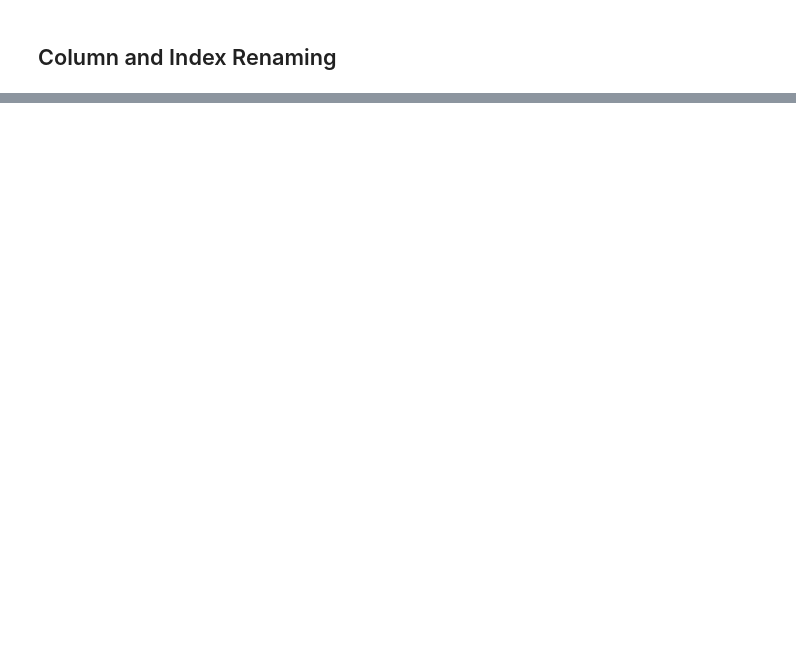
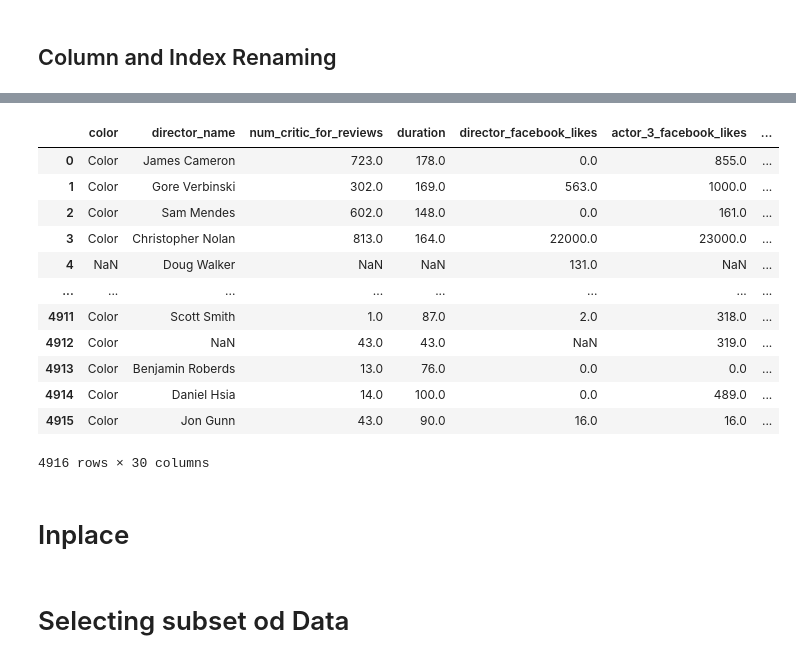
Before and after one commit to dan-ski/22.07.02-SDA-przetwarzanie-zbior-w-danych-pandas-, a Jupyter notebook: 22.07.02 SDA przetwarzanie danych.ipynb, the cells around one changed output, grey strips where cells are left out. Saved outputs shown, nothing was run; the diff lists cells and outputs as text; code cells hidden in the pictures; blank space fills up the shorter version.

```diff
--- a/22.07.02 SDA przetwarzanie danych.ipynb
+++ b/22.07.02 SDA przetwarzanie danych.ipynb
@@ -140,0 +234,26 @@ for n, col in enumerate
+# %%
+movie['new_col_1'] = 42
+# %%
+movie['new_col_2'] = movie['duration'] **2
+# %%
+movie['new_col_3'] = movie['imdb_score'] + movie['aspect_ratio']
+# %%
+movie['new_col_4'] = movie['imdb_score'] >8
+# %%
+movie
+# %% [output]
+|  | color | director_name | num_critic_for_reviews | duration | director_facebook_likes | actor_3_facebook_likes | ... |
+| 0 | Color | James Cameron | 723.0 | 178.0 | 0.0 | 855.0 | ... |
+| 1 | Color | Gore Verbinski | 302.0 | 169.0 | 563.0 | 1000.0 | ... |
+| 2 | Color | Sam Mendes | 602.0 | 148.0 | 0.0 | 161.0 | ... |
+| 3 | Color | Christopher Nolan | 813.0 | 164.0 | 22000.0 | 23000.0 | ... |
+| 4 | NaN | Doug Walker | NaN | NaN | 131.0 | NaN | ... |
+| ... | ... | ... | ... | ... | ... | ... | ... |
+| 4911 | Color | Scott Smith | 1.0 | 87.0 | 2.0 | 318.0 | ... |
+| 4912 | Color | NaN | 43.0 | 43.0 | NaN | 319.0 | ... |
+| 4913 | Color | Benjamin Roberds | 13.0 | 76.0 | 0.0 | 0.0 | ... |
+| 4914 | Color | Daniel Hsia | 14.0 | 100.0 | 0.0 | 489.0 | ... |
+| 4915 | Color | Jon Gunn | 43.0 | 90.0 | 16.0 | 16.0 | ... |
+4916 rows × 30 columns
+# %% [markdown]
+# Inplace
@@ -140,0 +262,2 @@ for n, col in enumerate
+# %% [markdown]
+# Selecting subset od Data
```
Also changed, not shown: parts of 85 cells of this notebook.
